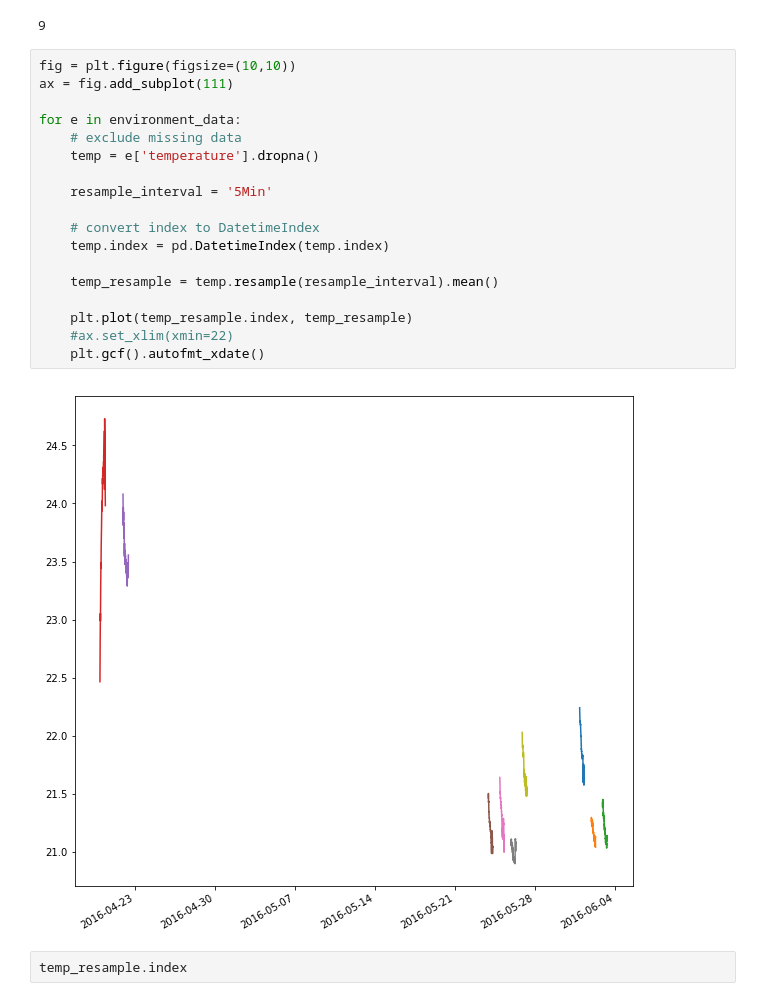
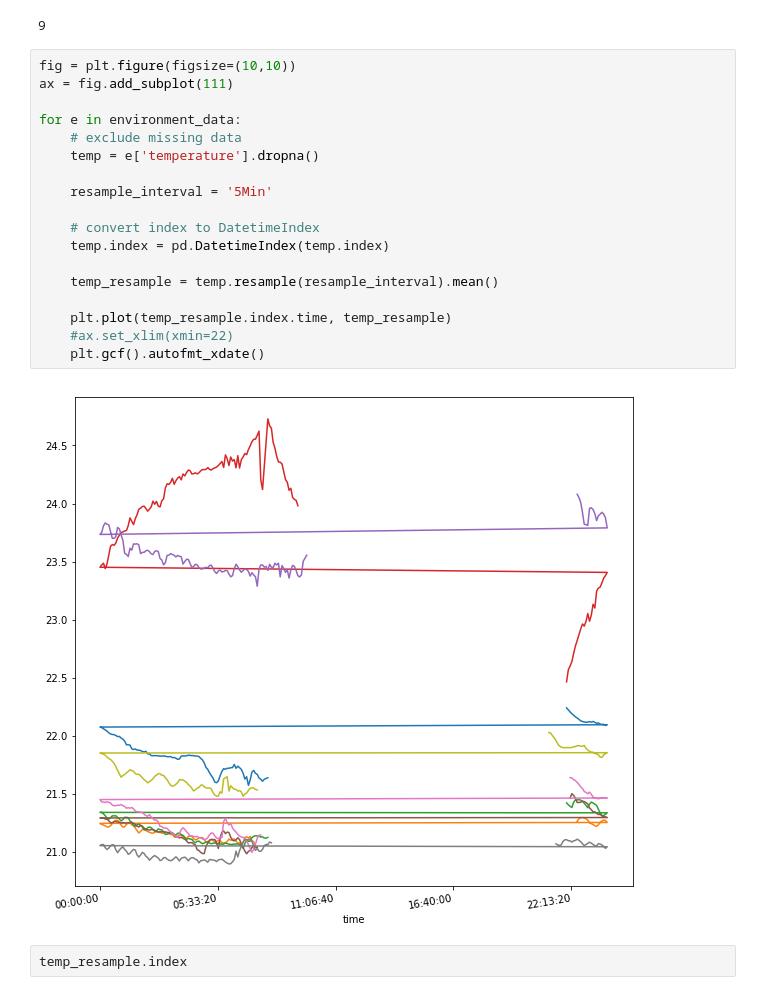
Before and after one commit to horken7/circadian-rhytm, a Jupyter notebook: environment.ipynb, the cells around one changed output. Cells and saved outputs as stored; diff of their text form.

```diff
--- a/environment.ipynb
+++ b/environment.ipynb
@@ -47,23 +47,23 @@ for d in df:
 # %%
 fig = plt.figure(figsize=(10,10))
 ax = fig.add_subplot(111)
 
 for e in environment_data:
     # exclude missing data
     temp = e['temperature'].dropna()
 
     resample_interval = '5Min'
 
     # convert index to DatetimeIndex
     temp.index = pd.DatetimeIndex(temp.index)
 
     temp_resample = temp.resample(resample_interval).mean()
 
-    plt.plot(temp_resample.index, temp_resample)
+    plt.plot(temp_resample.index.time, temp_resample)
     #ax.set_xlim(xmin=22)
     plt.gcf().autofmt_xdate()
 # %% [output]
-[figure, old version]
+[figure, new version]
 # %%
 temp_resample.index
 # %% [output]
```
Also changed, not shown: 1 other file.
